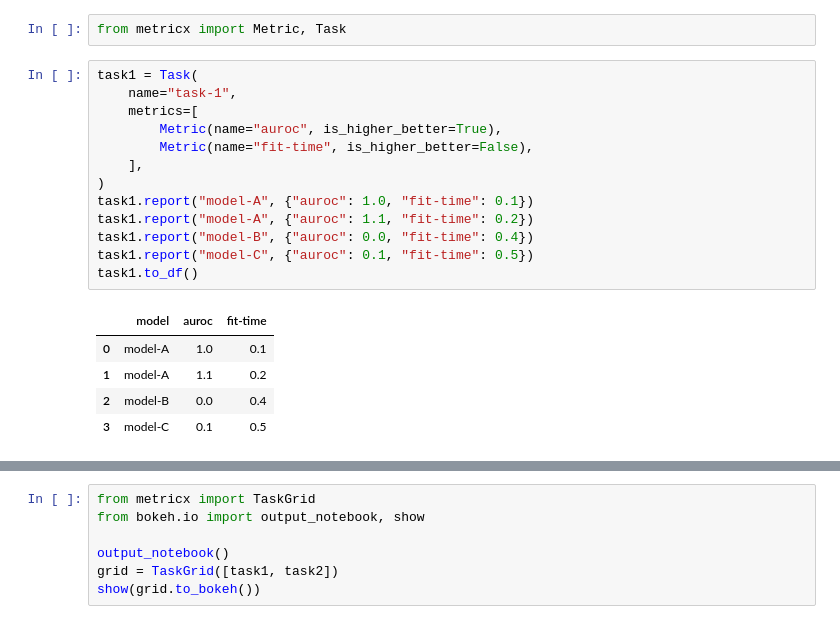
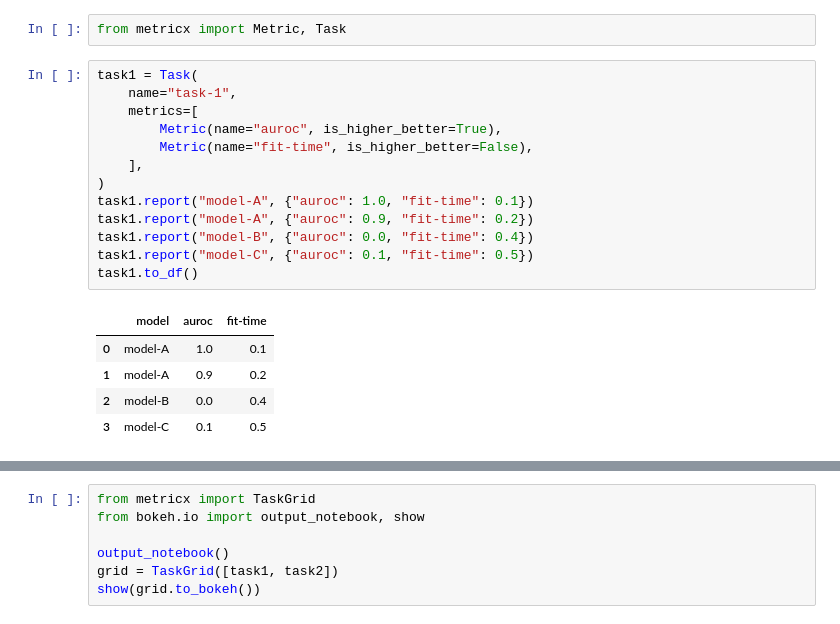
Before and after one commit to k15z/MetricX, a Jupyter notebook: docs/notebooks/1_Getting_Started.ipynb, the cells around one changed output, grey strips where cells are left out. Saved outputs shown, nothing was run; the diff lists cells and outputs as text.

```diff
--- a/docs/notebooks/1_Getting_Started.ipynb
+++ b/docs/notebooks/1_Getting_Started.ipynb
@@ -8,19 +8,19 @@ from metricx import Metric, Task
 # %%
 task1 = Task(
     name="task-1",
     metrics=[
         Metric(name="auroc", is_higher_better=True),
         Metric(name="fit-time", is_higher_better=False),
     ],
 )
 task1.report("model-A", {"auroc": 1.0, "fit-time": 0.1})
-task1.report("model-A", {"auroc": 1.1, "fit-time": 0.2})
+task1.report("model-A", {"auroc": 0.9, "fit-time": 0.2})
 task1.report("model-B", {"auroc": 0.0, "fit-time": 0.4})
 task1.report("model-C", {"auroc": 0.1, "fit-time": 0.5})
 task1.to_df()
 # %% [output]
 |  | model | auroc | fit-time |
 | 0 | model-A | 1.0 | 0.1 |
-| 1 | model-A | 1.1 | 0.2 |
+| 1 | model-A | 0.9 | 0.2 |
 | 2 | model-B | 0.0 | 0.4 |
 | 3 | model-C | 0.1 | 0.5 |
```
Also changed, not shown: parts of 3 cells of this notebook, 4 other files.
